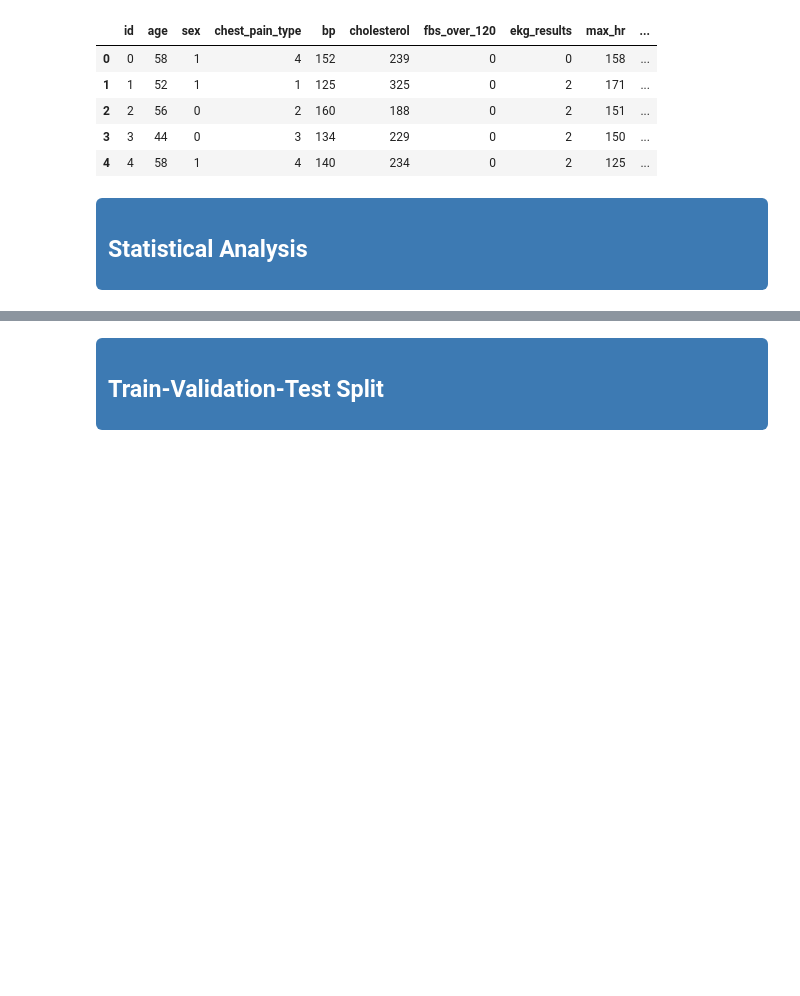
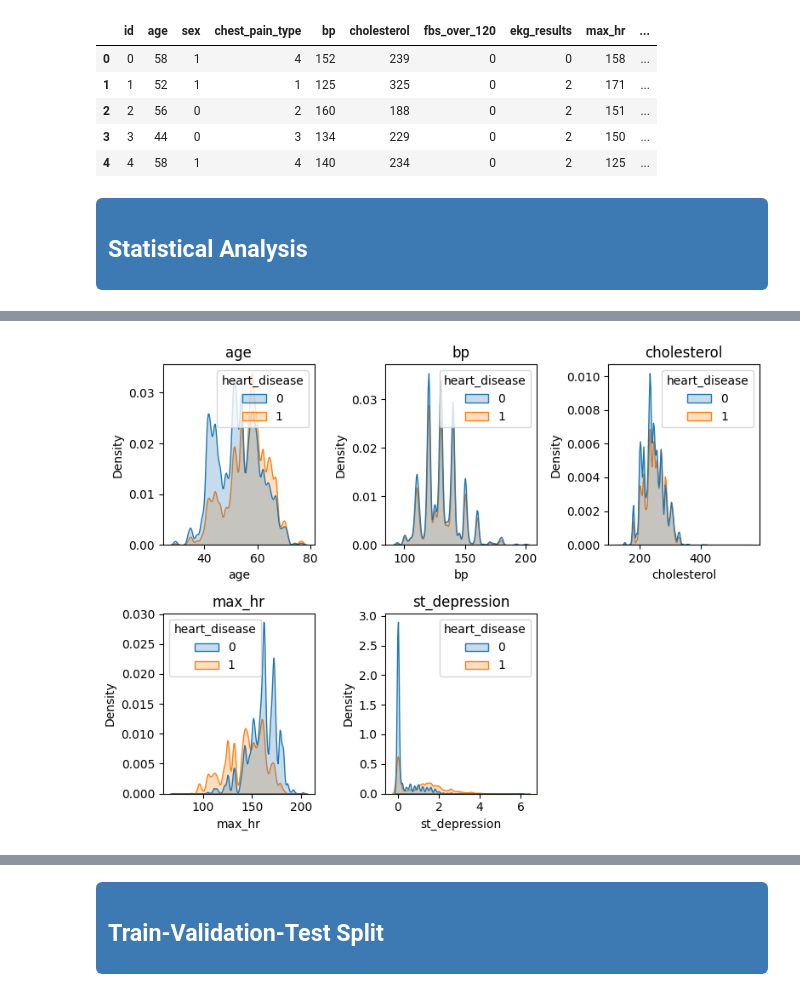
Before and after one commit to JeroHoyos/predicting_heart_disease, a Jupyter notebook: predicting_heart_disease.ipynb, the cells around one changed output, grey strips where cells are left out. Saved outputs shown, nothing was run; the diff lists cells and outputs as text; code cells hidden in the pictures; blank space fills up the shorter version.

```diff
--- a/predicting_heart_disease.ipynb
+++ b/predicting_heart_disease.ipynb
@@ -313,0 +321,18 @@ plt.show()
+# %%
+#KDEplot
+
+fig, axes = plt.subplots(2,3, figsize = (8,6))
+for i, ax in enumerate(axes.flatten()):
+
+    if i < len(numeric_columns):
+        sns.kdeplot(data= df, x = numeric_columns[i], hue = "heart_disease", ax= ax, fill = True)
+        ax.set_title(numeric_columns[i])
+        ax.set_xlabel(numeric_columns[i])
+        ax.set_ylabel("Density")
+    else:
+        ax.set_visible(False)
+
+plt.tight_layout()
+plt.show()
+# %% [output]
+[figure, added]
```
Also changed, not shown: parts of 5 cells of this notebook.
